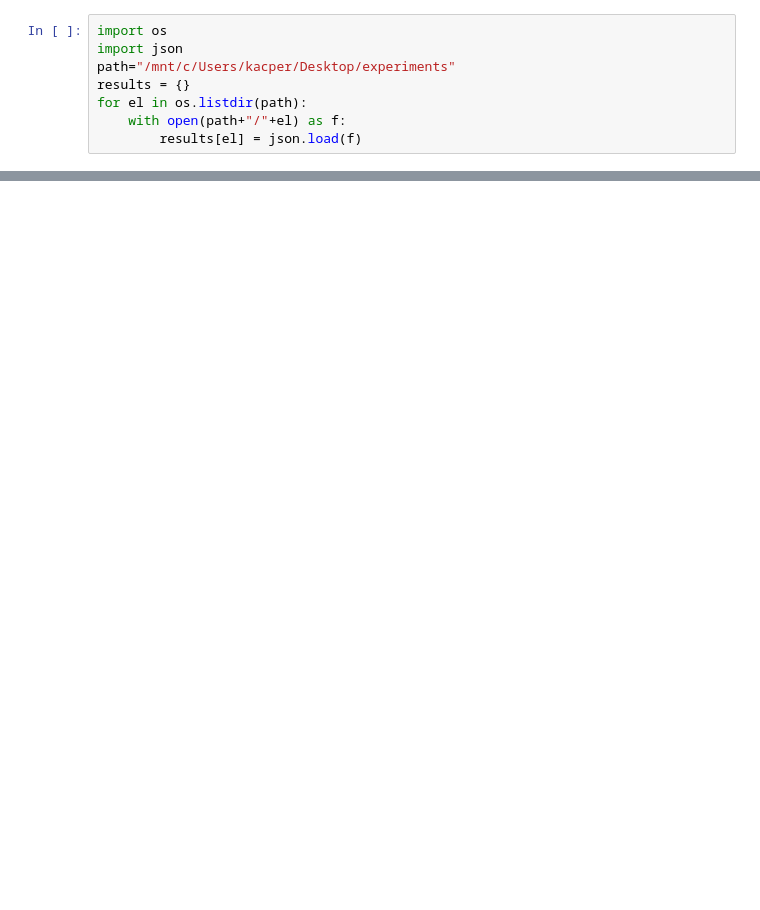
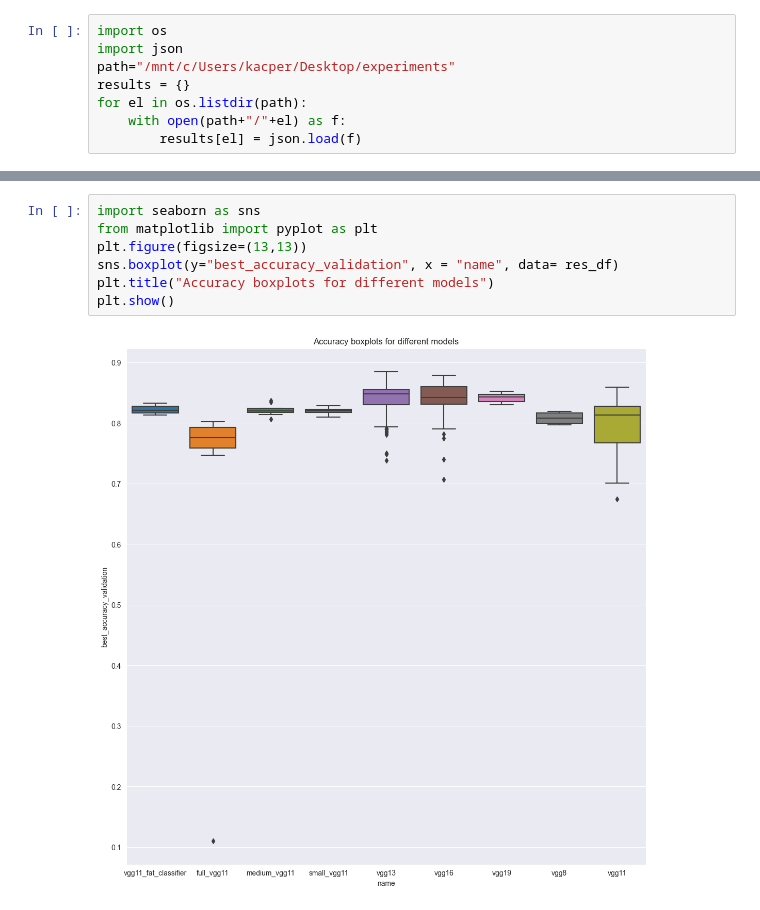
Before and after one commit to jakfol1217/DeepLearning, a Jupyter notebook: Project1/Experiment Analysis.ipynb, the cells around one changed output, grey strips where cells are left out. Drawn from its saved outputs; the diff is of its cells as text; blank space fills up the shorter version.

Commit message:
add some simple plots

```diff
--- a/Project1/Experiment Analysis.ipynb
+++ b/Project1/Experiment Analysis.ipynb
@@ -31,0 +36,9 @@ res_df
+# %%
+import seaborn as sns
+from matplotlib import pyplot as plt
+plt.figure(figsize=(13,13))
+sns.boxplot(y="best_accuracy_validation", x = "name", data= res_df)
+plt.title("Accuracy boxplots for different models")
+plt.show()
+# %% [output]
+[figure, added]
```
Also changed, not shown: parts of 8 cells of this notebook.
